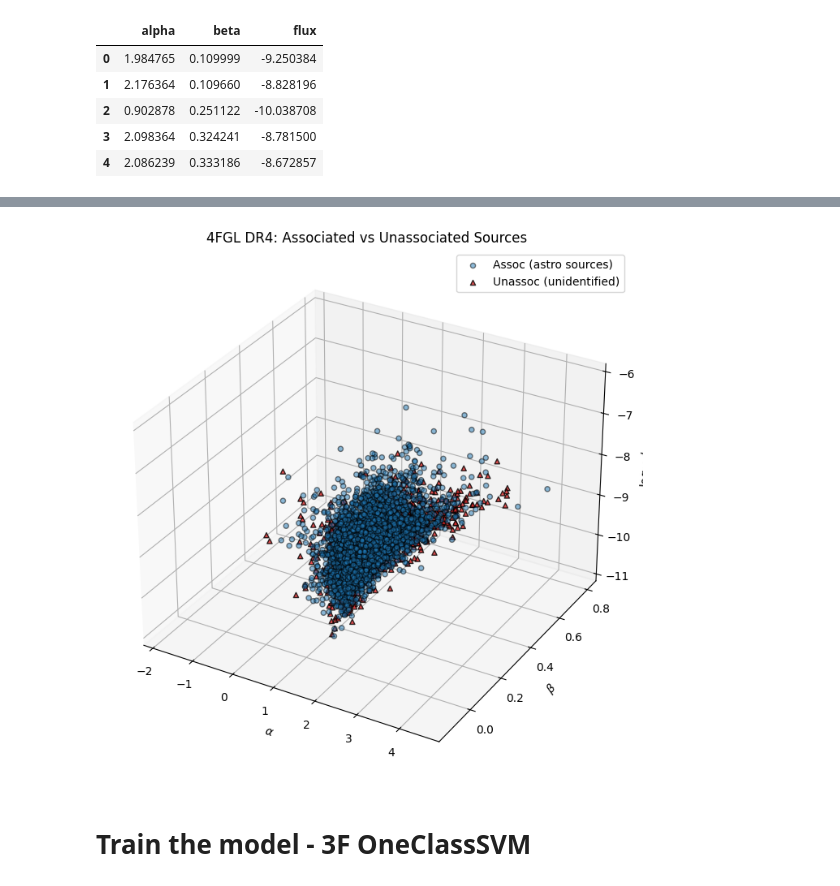
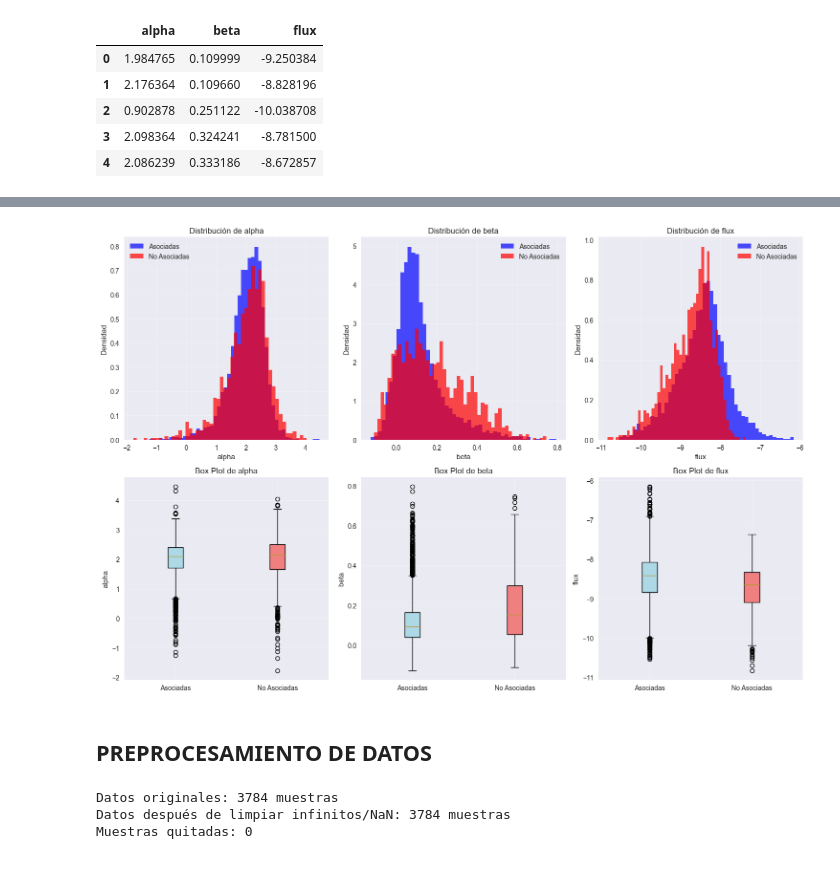
Before and after one commit to martacanirome4/DarkMatter_ML_TFG, a Jupyter notebook: DR4/OCSVM_3F_DR4.ipynb, the cells around one changed output, grey strips where cells are left out. Drawn from its saved outputs; the diff is of its cells as text; code cells hidden in the pictures.

```diff
--- a/DR4/OCSVM_3F_DR4.ipynb
+++ b/DR4/OCSVM_3F_DR4.ipynb
@@ -185,44 +203,29 @@ plt.show()
-# %%
-fig = plt.figure(figsize=(10, 7))
-ax = fig.add_subplot(111, projection='3d')
-
-# Associated sources
-ax.scatter(
-    df_as['alpha'], df_as['beta'], df_as['flux'],
-    c='#1f77b4', label='Assoc (astro sources)', alpha=0.5, edgecolor='k'
-)
-
-# Unassociated sources
-ax.scatter(
-    df_unas['alpha'], df_unas['beta'], df_unas['flux'],
-    c='#d62728', label='Unassoc (unidentified)', alpha=0.8, edgecolor='k', marker='^'
-)
-
-ax.set_xlabel(r'$\alpha$')
-ax.set_ylabel(r'$\beta$')
-ax.set_zlabel(r'$\log_{10} \phi$')
-ax.set_title("4FGL DR4: Associated vs Unassociated Sources")
-
-ax.legend()
-plt.tight_layout()
-plt.show()
-# %% [output]
-[figure, removed]
 # %%
-df_plot = pd.concat([
-    df_as.assign(Source='Assoc'),
-    df_unas.assign(Source='Unassoc')
-])
+# Visualización de distribuciones
+fig, axes = plt.subplots(2, 3, figsize=(15, 10))
 
-fig = px.scatter_3d(
-    df_plot,
-    x='alpha', y='beta', z='flux',
-    color='Source',
-    symbol='Source',
-    opacity=0.7,
-    title='4FGL DR4: Associated vs Unassociated Sources'
-)
+features = ['alpha', 'beta', 'flux']
+for i, feature in enumerate(features):
+    # Histogramas comparativos
+    axes[0, i].hist(df_as[feature], bins=50, alpha=0.7, label='Asociadas', density=True, color='blue')
+    axes[0, i].hist(df_unas[feature], bins=50, alpha=0.7, label='No Asociadas', density=True, color='red')
+    axes[0, i].set_xlabel(feature)
+    axes[0, i].set_ylabel('Densidad')
+    axes[0, i].legend()
+    axes[0, i].set_title(f'Distribución de {feature}')
+    axes[0, i].grid(True, alpha=0.3)
 
-fig.show()
+
+    # Box plots comparativos
+    data_to_plot = [df_as[feature], df_unas[feature]]
+    box_plot = axes[1, i].boxplot(data_to_plot, labels=['Asociadas', 'No Asociadas'], patch_artist=True)
+    box_plot['boxes'][0].set_facecolor('lightblue')
+    box_plot['boxes'][1].set_facecolor('lightcoral')
+    axes[1, i].set_ylabel(feature)
+    axes[1, i].set_title(f'Box Plot de {feature}')
+    axes[1, i].grid(True, alpha=0.3)
+
+plt.tight_layout()
+plt.show()
+# %% [output]
+[figure, added]
-# %% [markdown]
-# Train the model - 3F OneClassSVM
@@ -232,0 +232,2 @@ X = df_as[features].values
+# %% [markdown]
+## PREPROCESAMIENTO DE DATOS
@@ -233 +239,12 @@ X = df_as[features].values
+# %%
+# Limpiar datos: remover infinitos y NaN
+print(f"Datos originales: {X.shape[0]} muestras")
+mask = np.isfinite(X).all(axis=1)
+X_clean = X[mask]
+print(f"Datos después de limpiar infinitos/NaN: {X_clean.shape[0]} muestras")
+print(f"Muestras quitadas: {X.shape[0] - X_clean.shape[0]}")
+# %% [output]
+Datos originales: 3784 muestras
+Datos después de limpiar infinitos/NaN: 3784 muestras
+Muestras quitadas: 0
 # %%
```
Also changed, not shown: parts of 36 cells of this notebook, 14 other files.
